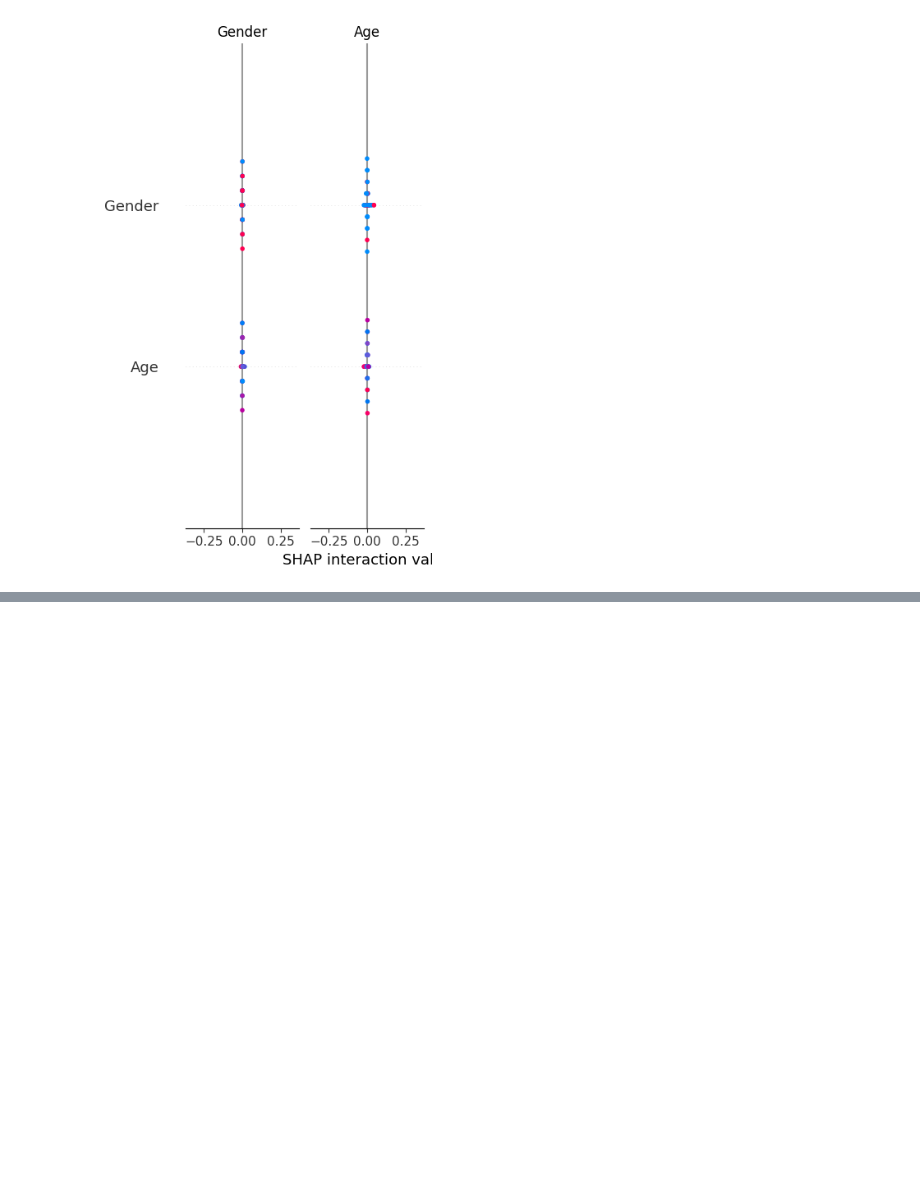
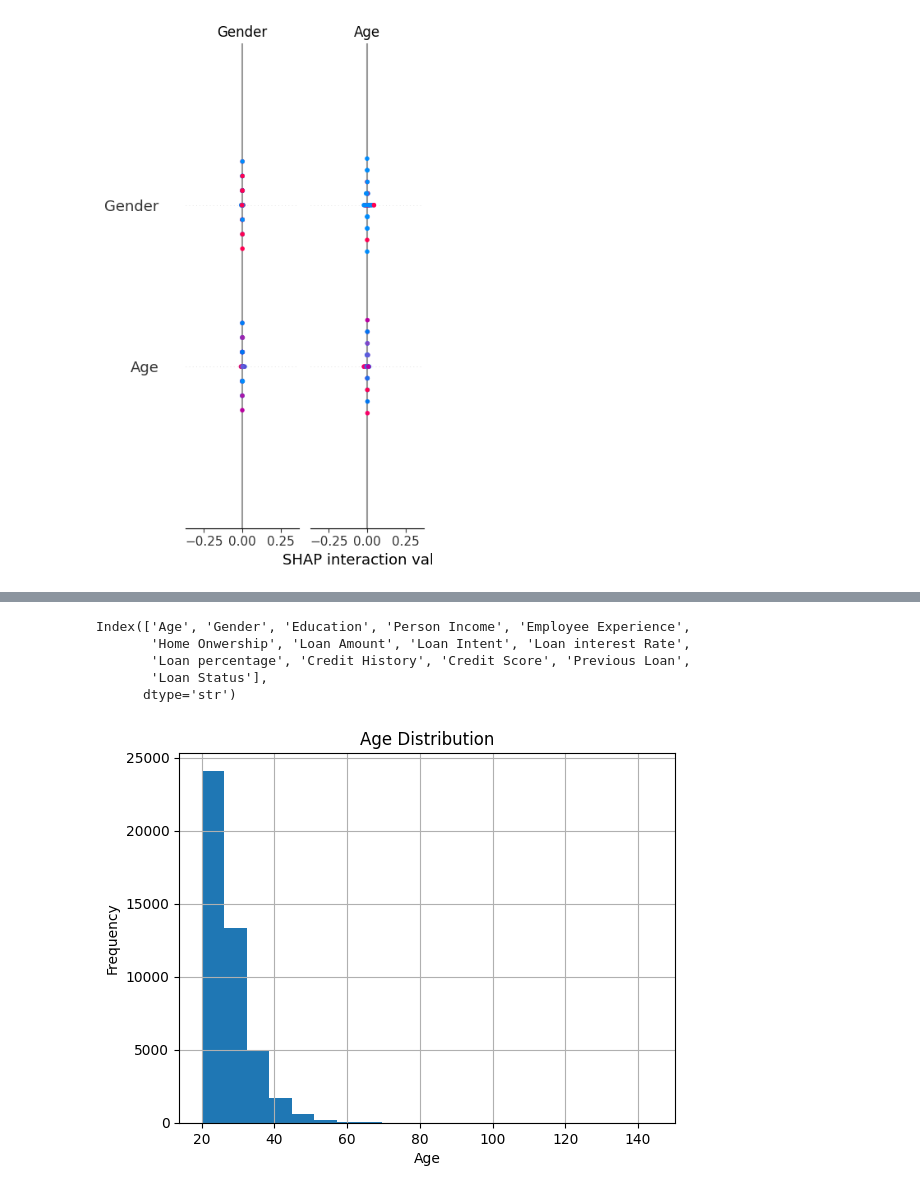
Before and after one commit to sahanapatil1618/Responsible_AI-model-Interpretation, a Jupyter notebook: Responsible_AI_Analysis.ipynb, the cells around one changed output, grey strips where cells are left out. Saved outputs shown, nothing was run; the diff lists cells and outputs as text; code cells hidden in the pictures; blank space fills up the shorter version.

Commit message:
Updated notebook with EDA graphs and markdown

```diff
--- a/Responsible_AI_Analysis.ipynb
+++ b/Responsible_AI_Analysis.ipynb
@@ -136,0 +149,6 @@ shap.summary_plot(shap_values, X_sample, plot_type="bar")
+# %%
+import pandas as pd
+
+df = pd.read_csv(r"C:\Users\HP PC\OneDrive\Desktop\Responsible_AI Model\dataset\loan_data_new.csv")
+
+print(df.head())
@@ -136,0 +176,20 @@ shap.summary_plot(shap_values, X_sample, plot_type="bar")
+# %%
+print(df.columns)
+# %% [output]
+Index(['Age', 'Gender', 'Education', 'Person Income', 'Employee Experience',
+       'Home Onwership', 'Loan Amount', 'Loan Intent', 'Loan interest Rate',
+       'Loan percentage', 'Credit History', 'Credit Score', 'Previous Loan',
+       'Loan Status'],
+      dtype='str')
+# %%
+import matplotlib.pyplot as plt
+
+df['Age'].hist(bins=20)
+
+plt.title('Age Distribution')
+plt.xlabel('Age')
+plt.ylabel('Frequency')
+
+plt.show()
+# %% [output]
+[figure, added]
```
Also changed, not shown: parts of 10 cells of this notebook, 1 other file.
